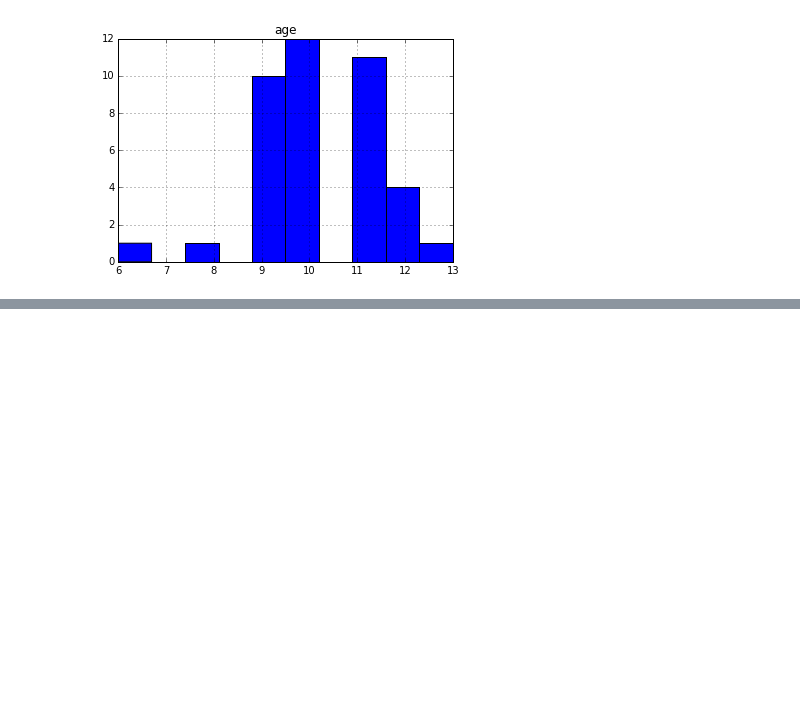
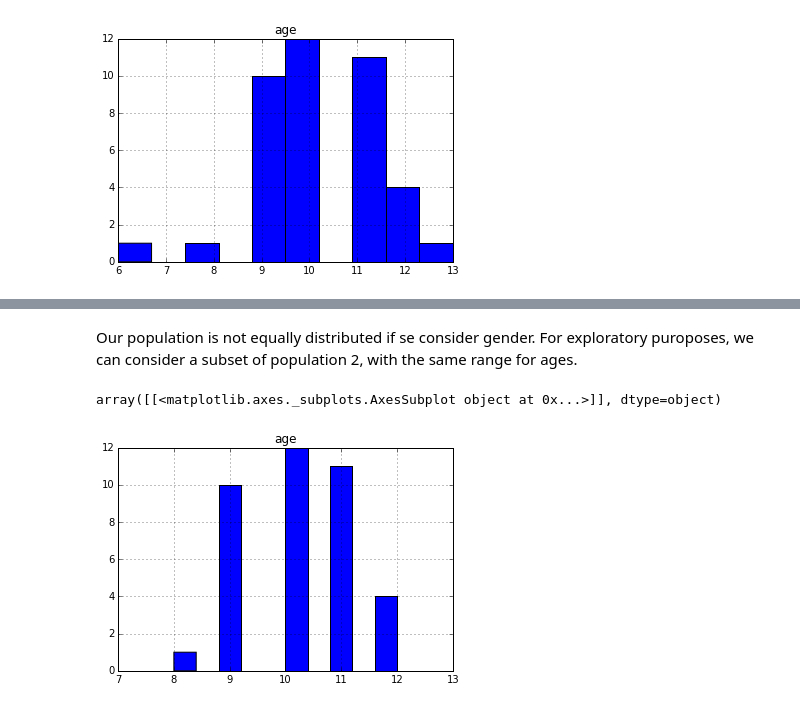
Before and after one commit to renegarcia/somenotebooksondatascience, a Jupyter notebook: healthinyucatan/Health in yucatan.ipynb, the cells around one changed output, grey strips where cells are left out. Drawn from its saved outputs; the diff is of its cells as text; code cells hidden in the pictures; blank space fills up the shorter version.

```diff
--- a/healthinyucatan/Health in yucatan.ipynb
+++ b/healthinyucatan/Health in yucatan.ipynb
@@ -157,0 +217,8 @@ database.hist?
+# %% [markdown]
+Our population is not equally distributed if se consider gender. For exploratory puroposes, we can consider a subset of population 2, with the same range for ages.
+# %%
+sameWindowControl2 = lastControl2.loc[lastControl2.age <= 12].loc[lastControl2.age >= 8]
+sameWindowControl2.hist('age')
+# %% [output]
+array([[<matplotlib.axes._subplots.AxesSubplot object at 0x...>]], dtype=object)
+[figure, added]
```
Also changed, not shown: parts of 17 cells of this notebook.
